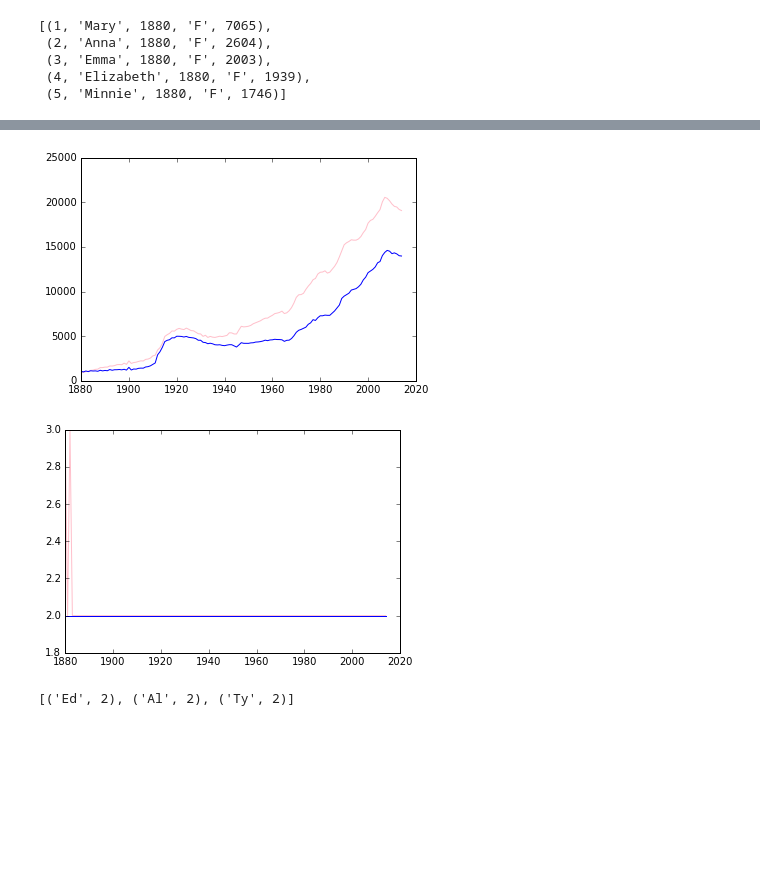
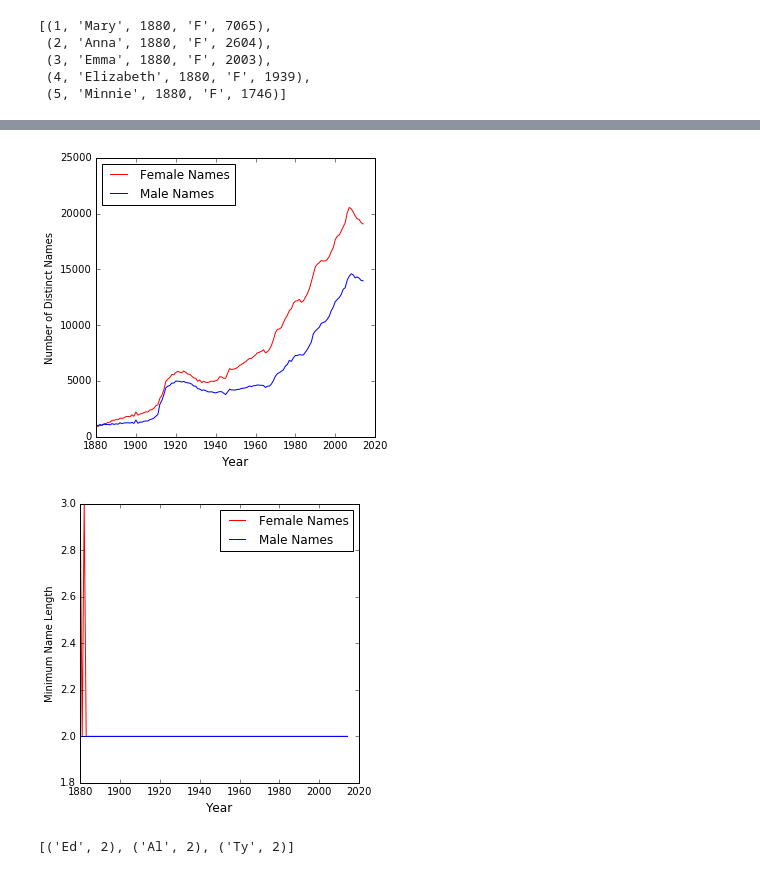
Before and after one commit to kostdiek/USBabyNames-SQL, a Jupyter notebook: USBabyNames.ipynb, the cells around one changed output, grey strips where cells are left out. Cells and saved outputs as stored; diff of their text form; code cells hidden in the pictures; blank space fills up the shorter version.

```diff
--- a/USBabyNames.ipynb
+++ b/USBabyNames.ipynb
@@ -100,17 +116,22 @@ plt.show()
 # %%
 cur.execute("SELECT year, COUNT(DISTINCT name) FROM NationalNames WHERE gender='F' GROUP BY year;") #number of distinct female names grouped by year
 countF=cur.fetchall()
 cur.execute("SELECT year, COUNT(DISTINCT name) FROM NationalNames WHERE gender='M' GROUP BY year;") #number of distinct female names grouped by year
 countM=cur.fetchall()
 xF = [x[0] for x in countF]
 yF = [x[1] for x in countF]
-plt.plot(xF,yF, color="pink") #plot female name lengths in pink
+fig=plt.figure(figsize=(5,5))
 xM = [x[0] for x in countM]
 yM = [x[1] for x in countM]
-plt.plot(xM,yM, color="blue") #plot male name lengths in blue
+plt.plot(xF,yF, color="red", label="Female Names") #plot female in pink
+plt.plot(xM,yM, color="blue", label="Male Names") #plot male in blue
+plt.legend(loc='upper left',fontsize=12)
+ax=fig.add_subplot(111)
+ax.set_xlabel('Year', fontsize=12)
+ax.set_ylabel('Number of Distinct Names')
 plt.show()
 # %% [output]
-[figure, old version]
+[figure, new version]
 # %%
 cur.execute("SELECT year, MIN(LENGTH(name)) FROM NationalNames WHERE gender='F' GROUP BY year;") #min length of female name by year
 shortF=cur.fetchall()
@@ -118,13 +139,18 @@ cur.execute("SELECT year, MIN(LENGTH(name)) FROM NationalNames WHERE gender='M'
 shortM=cur.fetchall()
 xF = [x[0] for x in shortF]
 yF = [x[1] for x in shortF]
-plt.plot(xF,yF, color="pink") #plot female name lengths in pink
+fig=plt.figure(figsize=(5,5))
 xM = [x[0] for x in shortM]
 yM = [x[1] for x in shortM]
-plt.plot(xM,yM, color="blue") #plot male name lengths in blue
+plt.plot(xF,yF, color="red", label="Female Names") #plot female name lengths in pink
+plt.plot(xM,yM, color="blue", label="Male Names") #plot male name lengths in blue
+plt.legend(loc='upper right',fontsize=12)
+ax=fig.add_subplot(111)
+ax.set_xlabel('Year', fontsize=12)
+ax.set_ylabel('Minimum Name Length')
 plt.show()
 # %% [output]
-[figure, old version]
+[figure, new version]
 # %%
 cur.execute("SELECT DISTINCT name, MIN(LENGTH(name)) FROM NationalNames WHERE gender='M' GROUP BY year;")
 cur.fetchall()
```
Also changed, not shown: parts of 7 cells of this notebook.
